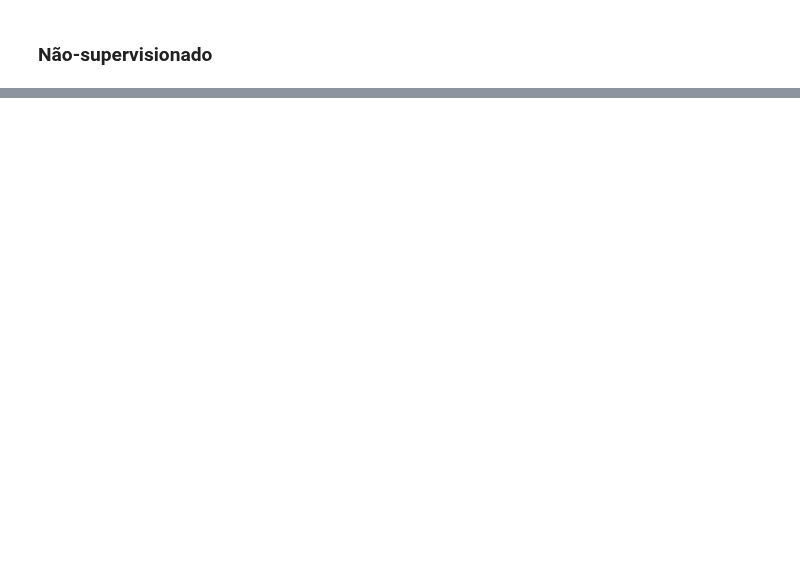
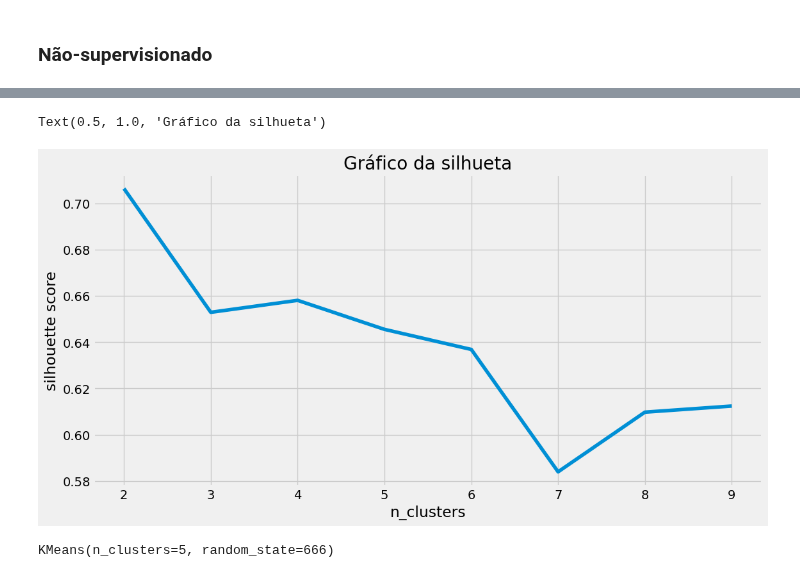
Before and after one commit to RayVilaca/Bootcamp-Data-Science-Ada, a Jupyter notebook: projetos-conclusao-modulo/modulo 6/projeto.ipynb, the cells around one changed output, grey strips where cells are left out. Drawn from its saved outputs; the diff is of its cells as text; code cells hidden in the pictures; blank space fills up the shorter version.

```diff
--- a/projetos-conclusao-modulo/modulo 6/projeto.ipynb
+++ b/projetos-conclusao-modulo/modulo 6/projeto.ipynb
@@ -434,0 +468,17 @@ fig.show()
+# %%
+silhuetas = []
+for k in range(2, 10):
+    kmeans = KMeans(n_clusters=k, random_state=RANDOM_STATE)
+    kmeans.fit(X)
+    labels = kmeans.labels_
+    silhueta = silhouette_score(X, labels)
+    silhuetas.append(silhueta)
+# %%
+fig, ax = plt.subplots(figsize = (12,6))
+ax.plot(range(2, 10), silhuetas)
+ax.set_xlabel("n_clusters")
+ax.set_ylabel("silhouette score")
+ax.set_title("Gráfico da silhueta")
+# %% [output]
+Text(0.5, 1.0, 'Gráfico da silhueta')
+[figure, added]
@@ -434,0 +516,4 @@ fig.show()
+# %%
+kmeans.fit(X)
+# %% [output]
+KMeans(n_clusters=5, random_state=666)
```
Also changed, not shown: parts of 12 cells of this notebook.
